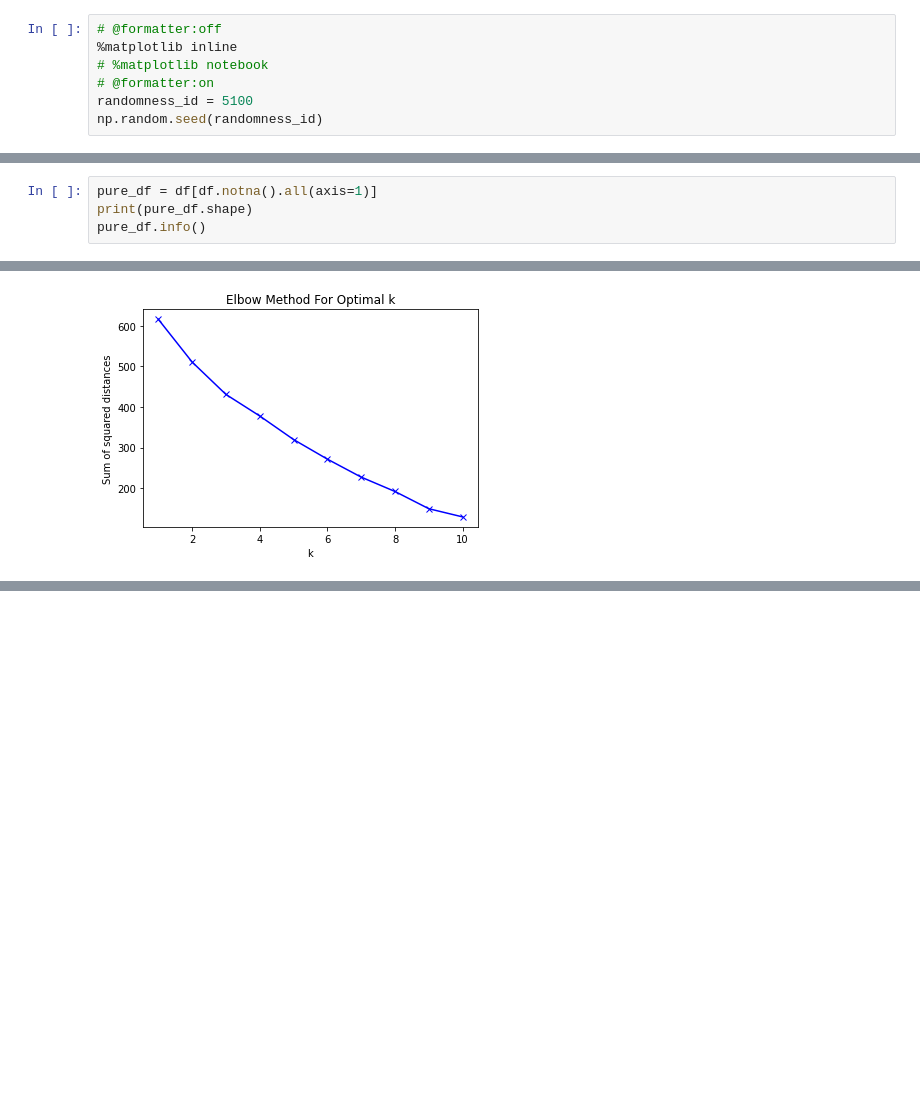
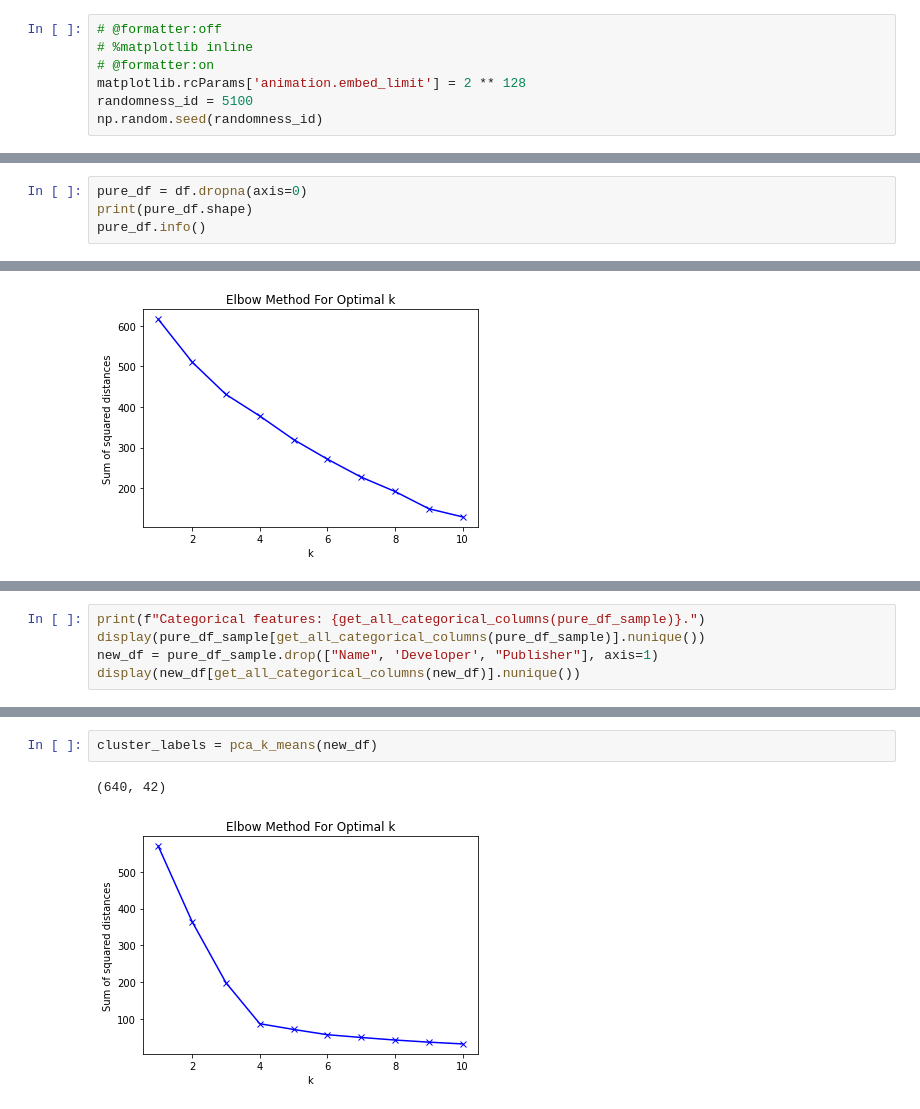
Before and after one commit to tsopeh/unsupervised_learning, a Jupyter notebook: video_games.ipynb, the cells around one changed output, grey strips where cells are left out. Cells and saved outputs as stored; diff of their text form; blank space fills up the shorter version.

```diff
--- a/video_games.ipynb
+++ b/video_games.ipynb
@@ -32,9 +36,9 @@ from sklearn.preprocessing import MinMaxScaler
 Executing methods that do some data transformation which involves randomness (i.e. sampling or data splitting) yields different result for each run. In order to have predictable results we can leverage the function argument called `random_state` and set it to a constant value (`randomness_id`).
 # %%
 # @formatter:off
-%matplotlib inline
-# %matplotlib notebook
+# %matplotlib inline
 # @formatter:on
+matplotlib.rcParams['animation.embed_limit'] = 2 ** 128
 randomness_id = 5100
 np.random.seed(randomness_id)
 # %%
@@ -243,7 +247,7 @@ sns.heatmap(numeric_df.corr(), square=True)
 <AxesSubplot:>
 [figure]
 # %%
-pure_df = df[df.notna().all(axis=1)]
+pure_df = df.dropna(axis=0)
 print(pure_df.shape)
 pure_df.info()
 # %% [output]
@@ -409,0 +472,5 @@ plot_k_means_elbow_for_selected_features(pure_df_sample, continuous_features, ca
+# %%
+print(f"Categorical features: {get_all_categorical_columns(pure_df_sample)}.")
+display(pure_df_sample[get_all_categorical_columns(pure_df_sample)].nunique())
+new_df = pure_df_sample.drop(["Name", 'Developer', "Publisher"], axis=1)
+display(new_df[get_all_categorical_columns(new_df)].nunique())
@@ -409,0 +490,5 @@ plot_k_means_elbow_for_selected_features(pure_df_sample, continuous_features, ca
+# %%
+cluster_labels = pca_k_means(new_df)
+# %% [output]
+(640, 42)
+[figure, added]
```
Also changed, not shown: parts of 5 cells of this notebook.
